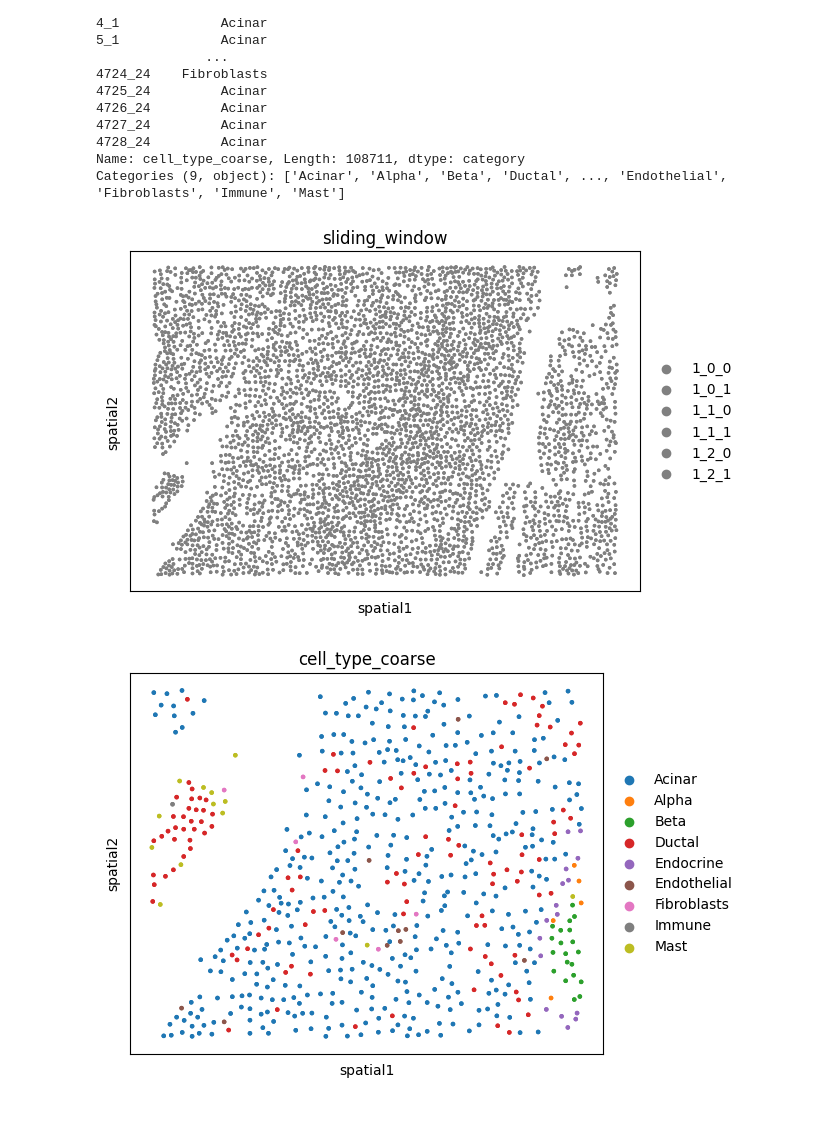
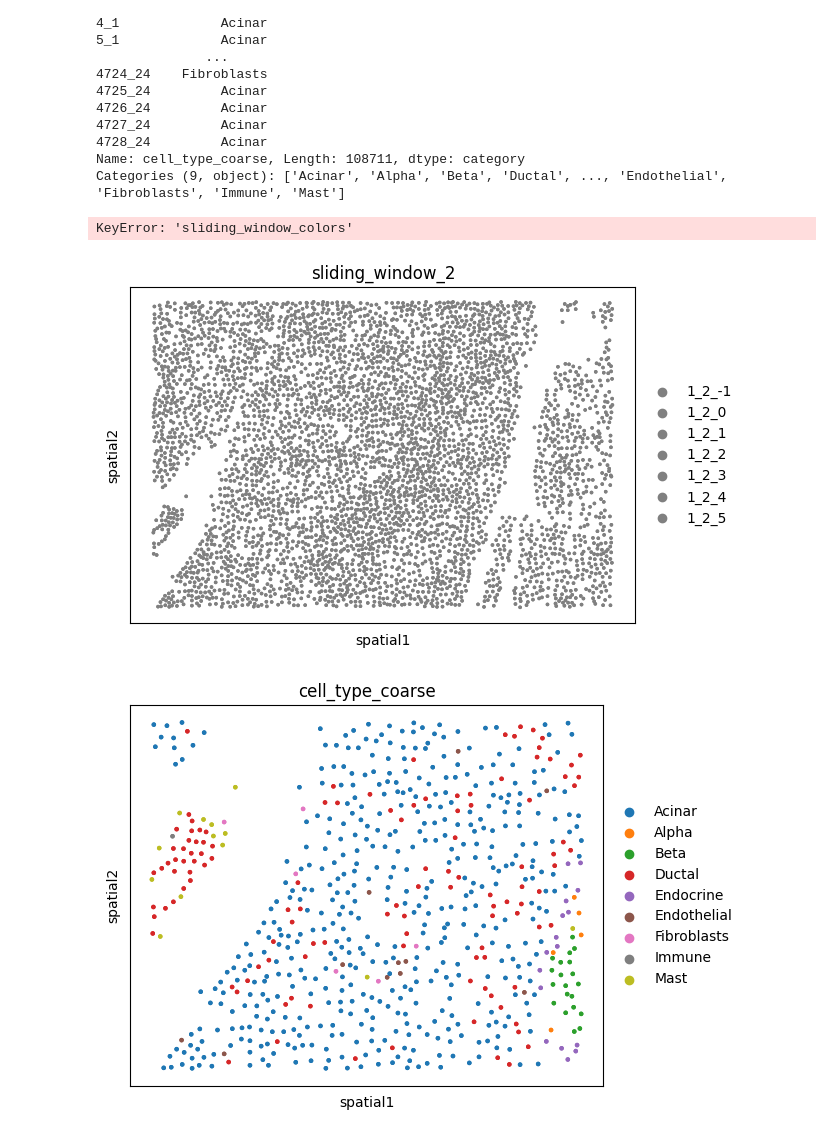
Before and after one commit to theislab/interscale, a Jupyter notebook: docs/notebooks/data/spatial_pancreas.ipynb, the cells around one changed output. Drawn from its saved outputs; the diff is of its cells as text; code cells hidden in the pictures.

Commit message:
pancreas eval example notebook

```diff
--- a/docs/notebooks/data/spatial_pancreas.ipynb
+++ b/docs/notebooks/data/spatial_pancreas.ipynb
@@ -8,10 +9,9 @@ from graph_transformer_long_range_niches.pp import sliding_windows
 # Load data
 # %%
 sara_spatial_pancreas = '/lustre/groups/ml01/datasets/projects/20230301_Sander_SpatialPancreas_sara.jimenez/spatial/S1_annotated_l0.h5ad'
-SPATIAL_PANCREAS = '/lustre/groups/ml01/projects/2024_spatial_long_range_GT_francesca.drummer/data/jimenz_spatial_pancreas.h5ad'
 SPATIAL_PANCREAS_FULL = '/lustre/groups/ml01/workspace/sara.jimenez/spatial_pancreas_data/preprocessed_data/data4downstream/S1_niche_label_annotated.h5ad'
 # %%
-adata = sc.read_h5ad(SPATIAL_PANCREAS_FULL)
+adata = sc.read_h5ad(SPATIAL_PANCREAS)
 adata
 # %% [output]
 AnnData object with n_obs × n_vars = 104816 × 979
@@ -37,5 +37,3 @@ Split data into windows
 # %%
 adata.obs['x'] = adata.obs['CenterX_global_px']
 adata.obs['y'] = adata.obs['CenterY_global_px']
-# %%
-adata = sliding_windows(adata, 2000, library_key = 'fov',  overlap=0)
@@ -45,5 +53,6 @@ print(f'Cells per window stats: Max: {cells_per_window.max()}, MIN: {cells_per_w
 # %% [output]
 Cells per window stats: Max: 1305, MIN: 3, mean: 759.536231884058, nr. of windows: 138
 # %%
-adata.obs['sliding_window'] = adata.obs['sliding_window'].astype("category")
-adata.obs['sliding_window']
+for sliding_window in ['sliding_window_1', 'sliding_window_2', 'sliding_window_3', 'sliding_window_4']:
+    adata.obs[sliding_window] = adata.obs[sliding_window].astype("category")
+    adata.obs[sliding_window]
@@ -79,20 +74,22 @@ Name: cell_type_coarse, Length: 108711, dtype: category
 Categories (9, object): ['Acinar', 'Alpha', 'Beta', 'Ductal', ..., 'Endothelial', 'Fibroblasts', 'Immune', 'Mast']
 # %%
 del adata.uns['sliding_window_colors']
+# %% [output]
+KeyError: 'sliding_window_colors'
 # %%
 sq.pl.spatial_scatter(
     adata,
     spatial_key = 'spatial',
     shape=None,
     library_key='fov',
     library_id = ['1'],
-    color="sliding_window", #cell_type_coarse",
+    color="sliding_window_2", #cell_type_coarse",
     #groups=['immune', 'stroma'],
     size = 20,
     #edges_width=10.0, edges_color='red'
 )
 # %% [output]
-[figure, old version]
+[figure, new version]
 # %%
 sq.pl.spatial_scatter(
     adata,
```
Also changed, not shown: parts of 4 cells of this notebook, 29 other files.
